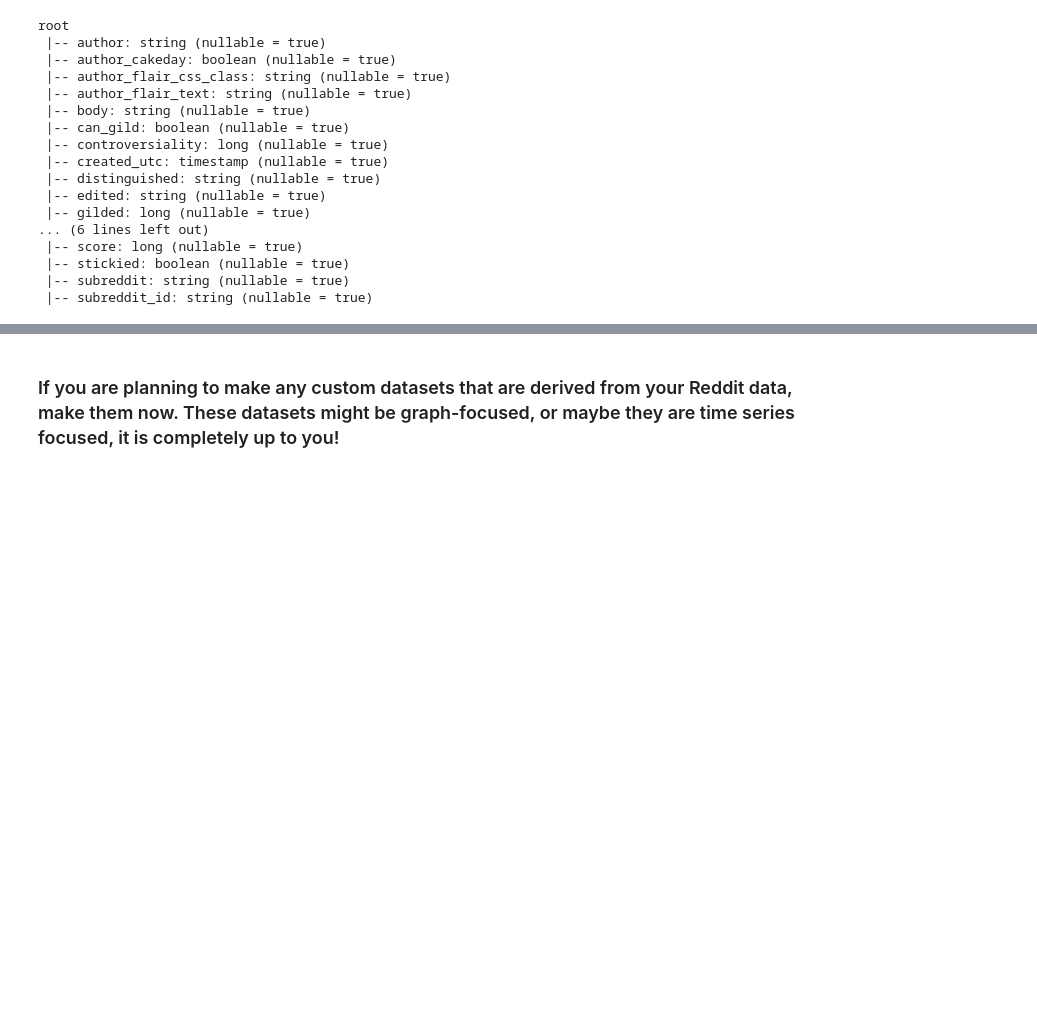
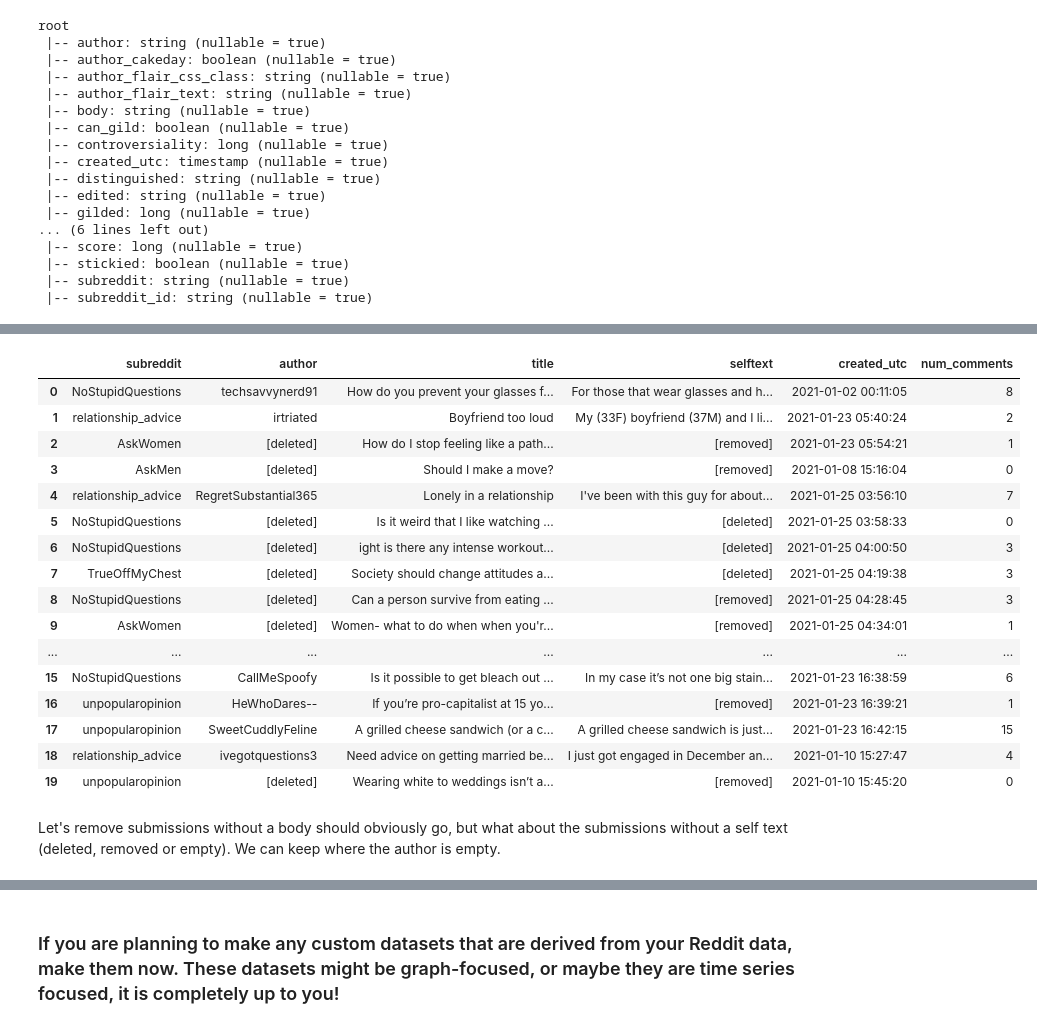
Before and after one commit to gu-dsan6000/fall-2023-reddit-project-team-17, a Jupyter notebook: code/project_eda/project_eda_victor.ipynb, the cells around one changed output, grey strips where cells are left out. Drawn from its saved outputs; the diff is of its cells as text; code cells hidden in the pictures; blank space fills up the shorter version.

```diff
--- a/code/project_eda/project_eda_victor.ipynb
+++ b/code/project_eda/project_eda_victor.ipynb
@@ -232,0 +273,8 @@ only showing top 20 rows
+# %%
+submissions_active = check_and_remove_missing(submissions_active)
+
+# Print the updated DataFrame shape
+print(f"Shape: ({submissions_active.count()}, {len(submissions_active.columns)})")
+
+# Show the first 5 rows of the updated DataFrame
+submissions_active.show(5)
@@ -232,0 +358,29 @@ only showing top 20 rows
+# %%
+# booleans to int
+# |-- archived: boolean (nullable = true)
+# |-- contest_mode: boolean (nullable = true)
+# |-- hidden: boolean (nullable = true)
+# |-- hide_score: boolean (nullable = true)
+# |-- is_crosspostable: boolean (nullable = true)
+# |-- is_reddit_media_domain: boolean (nullable = true)
+# |-- is_self: boolean (nullable = true)
+# |-- is_video: boolean (nullable = true)
+# |-- locked: boolean (nullable = true)
+# |-- over_18: boolean (nullable = true)
+# |-- pinned: boolean (nullable = true)
+# |-- spoiler: boolean (nullable = true)
+# |-- stickied: boolean (nullable = true)
+
+submissions_active = submissions_active.withColumn("archived", col("archived").cast("integer"))
+submissions_active = submissions_active.withColumn("contest_mode", col("contest_mode").cast("integer"))
+submissions_active = submissions_active.withColumn("hidden", col("hidden").cast("integer"))
+submissions_active = submissions_active.withColumn("hide_score", col("hide_score").cast("integer"))
+submissions_active = submissions_active.withColumn("is_crosspostable", col("is_crosspostable").cast("integer"))
+submissions_active = submissions_active.withColumn("is_reddit_media_domain", col("is_reddit_media_domain").cast("integer"))
+submissions_active = submissions_active.withColumn("is_self", col("is_self").cast("integer"))
+submissions_active = submissions_active.withColumn("is_video", col("is_video").cast("integer"))
+submissions_active = submissions_active.withColumn("locked", col("locked").cast("integer"))
+submissions_active = submissions_active.withColumn("over_18", col("over_18").cast("integer"))
+submissions_active = submissions_active.withColumn("pinned", col("pinned").cast("integer"))
+submissions_active = submissions_active.withColumn("spoiler", col("spoiler").cast("integer"))
+submissions_active = submissions_active.withColumn("stickied", col("stickied").cast("integer"))
@@ -232,0 +462,24 @@ only showing top 20 rows
+# %%
+
+
+display(submissions_active.select("subreddit", "author", "title", "selftext", "created_utc", "num_comments").limit(20).toPandas())
+# %% [output]
+|  | subreddit | author | title | selftext | created_utc | num_comments |
+| 0 | NoStupidQuestions | techsavvynerd91 | How do you prevent your glasses f... | For those that wear glasses and h... | 2021-01-02 00:11:05 | 8 |
+| 1 | relationship_advice | irtriated | Boyfriend too loud | My (33F) boyfriend (37M) and I li... | 2021-01-23 05:40:24 | 2 |
+| 2 | AskWomen | [deleted] | How do I stop feeling like a path... | [removed] | 2021-01-23 05:54:21 | 1 |
+| 3 | AskMen | [deleted] | Should I make a move? | [removed] | 2021-01-08 15:16:04 | 0 |
+| 4 | relationship_advice | RegretSubstantial365 | Lonely in a relationship | I've been with this guy for about... | 2021-01-25 03:56:10 | 7 |
+| 5 | NoStupidQuestions | [deleted] | Is it weird that I like watching ... | [deleted] | 2021-01-25 03:58:33 | 0 |
+| 6 | NoStupidQuestions | [deleted] | ight is there any intense workout... | [deleted] | 2021-01-25 04:00:50 | 3 |
+| 7 | TrueOffMyChest | [deleted] | Society should change attitudes a... | [deleted] | 2021-01-25 04:19:38 | 3 |
+| 8 | NoStupidQuestions | [deleted] | Can a person survive from eating ... | [removed] | 2021-01-25 04:28:45 | 3 |
+| 9 | AskWomen | [deleted] | Women- what to do when when you'r... | [removed] | 2021-01-25 04:34:01 | 1 |
+| ... | ... | ... | ... | ... | ... | ... |
+| 15 | NoStupidQuestions | CallMeSpoofy | Is it possible to get bleach out ... | In my case it’s not one big stain... | 2021-01-23 16:38:59 | 6 |
+| 16 | unpopularopinion | HeWhoDares-- | If you’re pro-capitalist at 15 yo... | [removed] | 2021-01-23 16:39:21 | 1 |
+| 17 | unpopularopinion | SweetCuddlyFeline | A grilled cheese sandwich (or a c... | A grilled cheese sandwich is just... | 2021-01-23 16:42:15 | 15 |
+| 18 | relationship_advice | ivegotquestions3 | Need advice on getting married be... | I just got engaged in December an... | 2021-01-10 15:27:47 | 4 |
+| 19 | unpopularopinion | [deleted] | Wearing white to weddings isn’t a... | [removed] | 2021-01-10 15:45:20 | 0 |
+# %% [markdown]
+Let's remove submissions without a body should obviously go, but what about the submissions without a self text (deleted, removed or empty). We can keep where the author is empty.
```
Also changed, not shown: parts of 35 cells of this notebook.
